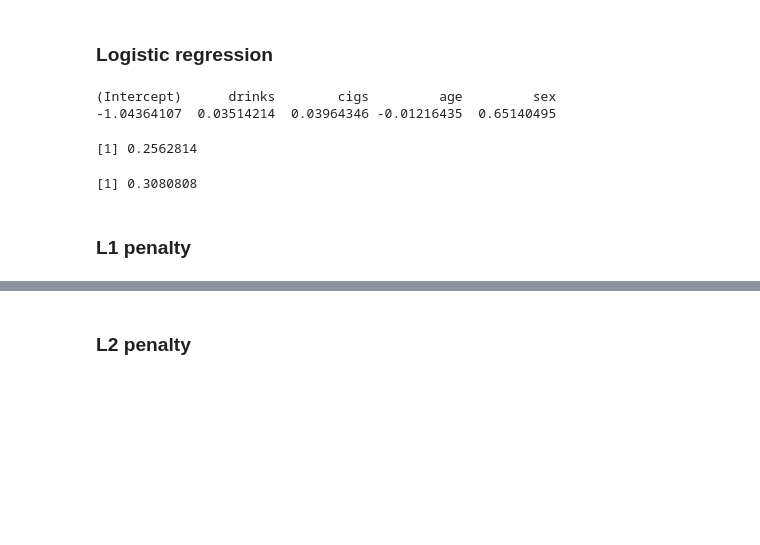
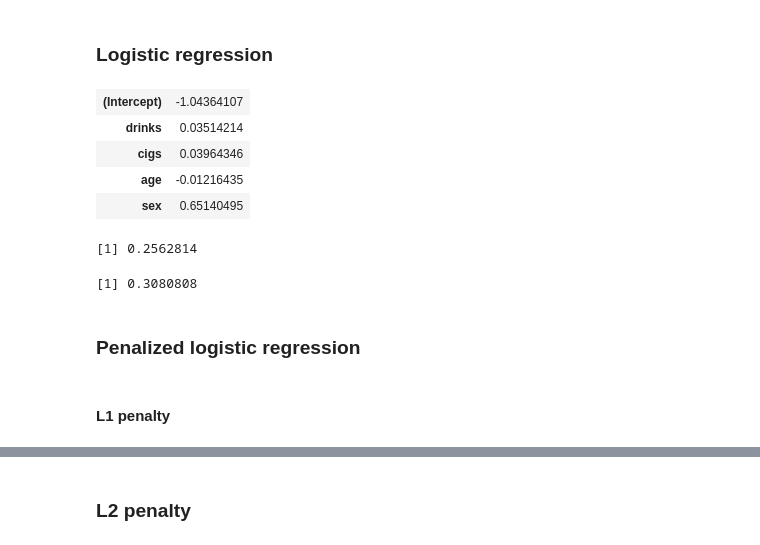
Before and after one commit to jonellingsen/Statistical-learning, a Jupyter notebook: project/Problem 2.ipynb, the cells around one changed output, grey strips where cells are left out. Cells and saved outputs as stored; diff of their text form; code cells hidden in the pictures; blank space fills up the shorter version.

```diff
--- a/project/Problem 2.ipynb
+++ b/project/Problem 2.ipynb
@@ -182,13 +216,16 @@ logistic.model = train(
     method = "glm"
 )
 # %%
-coef(logistic.model$finalModel)
+as.matrix(coef(logistic.model$finalModel))
 MisclassificationRate(list(logistic.model), training.data)
 MisclassificationRate(list(logistic.model), test.data)
 # %% [output]
+| (Intercept) | -1.04364107 |
+| drinks | 0.03514214 |
+| cigs | 0.03964346 |
+| age | -0.01216435 |
+| sex | 0.65140495 |
-(Intercept)      drinks        cigs         age         sex
--1.04364107  0.03514214  0.03964346 -0.01216435  0.65140495
+[1] 0.2562814
-[1] 0.2562814
+[1] 0.3080808
-[1] 0.3080808
-# %% [markdown]
-### L1 penalty
+# %% [markdown]
+### Penalized logistic regression
@@ -213,5 +255,7 @@ PenalizedLogisticRegression = function(formula, data, alpha) {
     )
     return(model)
 }
+# %% [markdown]
+#### L1 penalty
 # %%
 logistic.l1.model = PenalizedLogisticRegression(ccstatus ~ ., training.data, alpha = 1)
```
Also changed, not shown: parts of 28 cells of this notebook, 7 other files.
